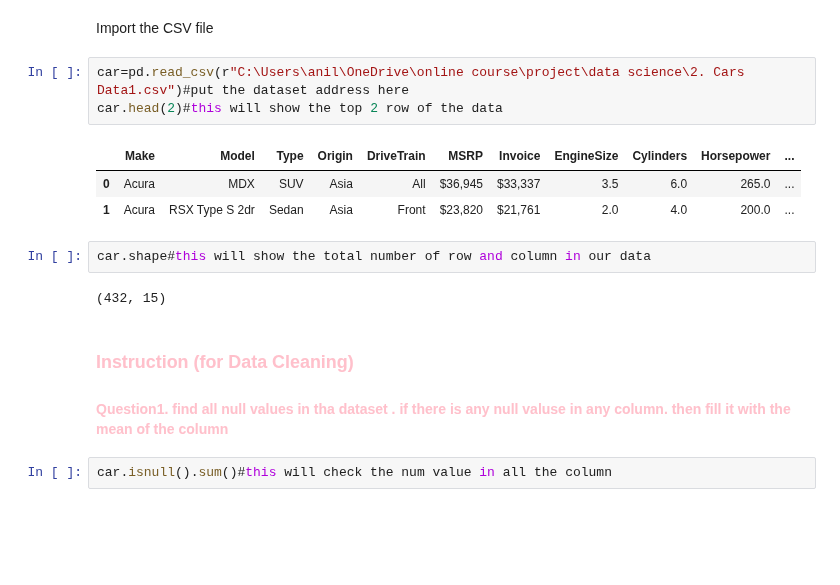
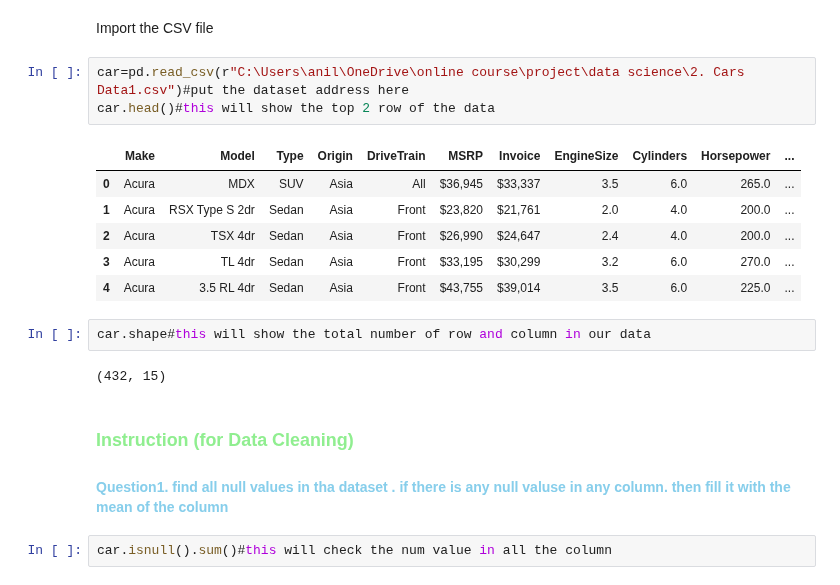
Before and after one commit to anilbarmola/data_science_project, a Jupyter notebook: cars_analysis.ipynb, the cells around one changed output. Saved outputs shown, nothing was run; the diff lists cells and outputs as text; blank space fills up the shorter version.

Commit message:
question color light green and skyblue also use car.head() function in first question

```diff
--- a/cars_analysis.ipynb
+++ b/cars_analysis.ipynb
@@ -8,18 +8,21 @@ import pandas as pd
 Import the CSV file
 # %%
 car=pd.read_csv(r"C:\Users\anil\OneDrive\online course\project\data science\2. Cars Data1.csv")#put the dataset address here
-car.head(2)#this will show the top 2 row of the data
+car.head()#this will show the top 2 row of the data
 # %% [output]
 |  | Make | Model | Type | Origin | DriveTrain | MSRP | Invoice | EngineSize | Cylinders | Horsepower | ... |
 | 0 | Acura | MDX | SUV | Asia | All | $36,945 | $33,337 | 3.5 | 6.0 | 265.0 | ... |
 | 1 | Acura | RSX Type S 2dr | Sedan | Asia | Front | $23,820 | $21,761 | 2.0 | 4.0 | 200.0 | ... |
+| 2 | Acura | TSX 4dr | Sedan | Asia | Front | $26,990 | $24,647 | 2.4 | 4.0 | 200.0 | ... |
+| 3 | Acura | TL 4dr | Sedan | Asia | Front | $33,195 | $30,299 | 3.2 | 6.0 | 270.0 | ... |
+| 4 | Acura | 3.5 RL 4dr | Sedan | Asia | Front | $43,755 | $39,014 | 3.5 | 6.0 | 225.0 | ... |
 # %%
 car.shape#this will show the total number of row and column in our data
 # %% [output]
 (432, 15)
 # %% [markdown]
-<h3  style="color:pink"> Instruction (for Data Cleaning)</h3>
-    <h4  style="color:pink">Question1. find all null values in tha dataset . if there is any null valuse in any column. then fill it with the mean of the
+<h3  style="color:lightgreen"> Instruction (for Data Cleaning)</h3>
+    <h4  style="color:skyblue">Question1. find all null values in tha dataset . if there is any null valuse in any column. then fill it with the mean of the
     column</h4>
 # %%
 car.isnull().sum()#this will check the num value in all the column
```
Also changed, not shown: parts of 5 cells of this notebook.
